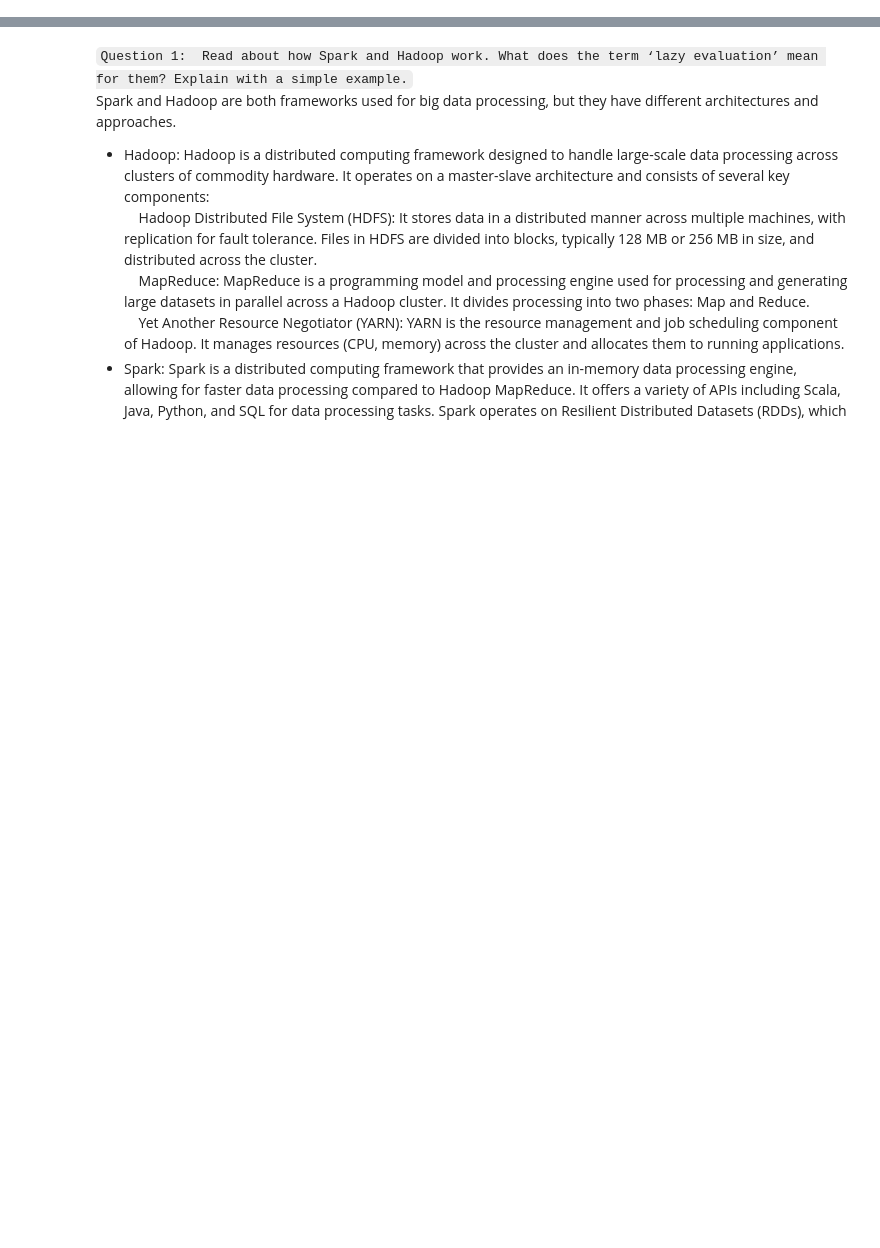
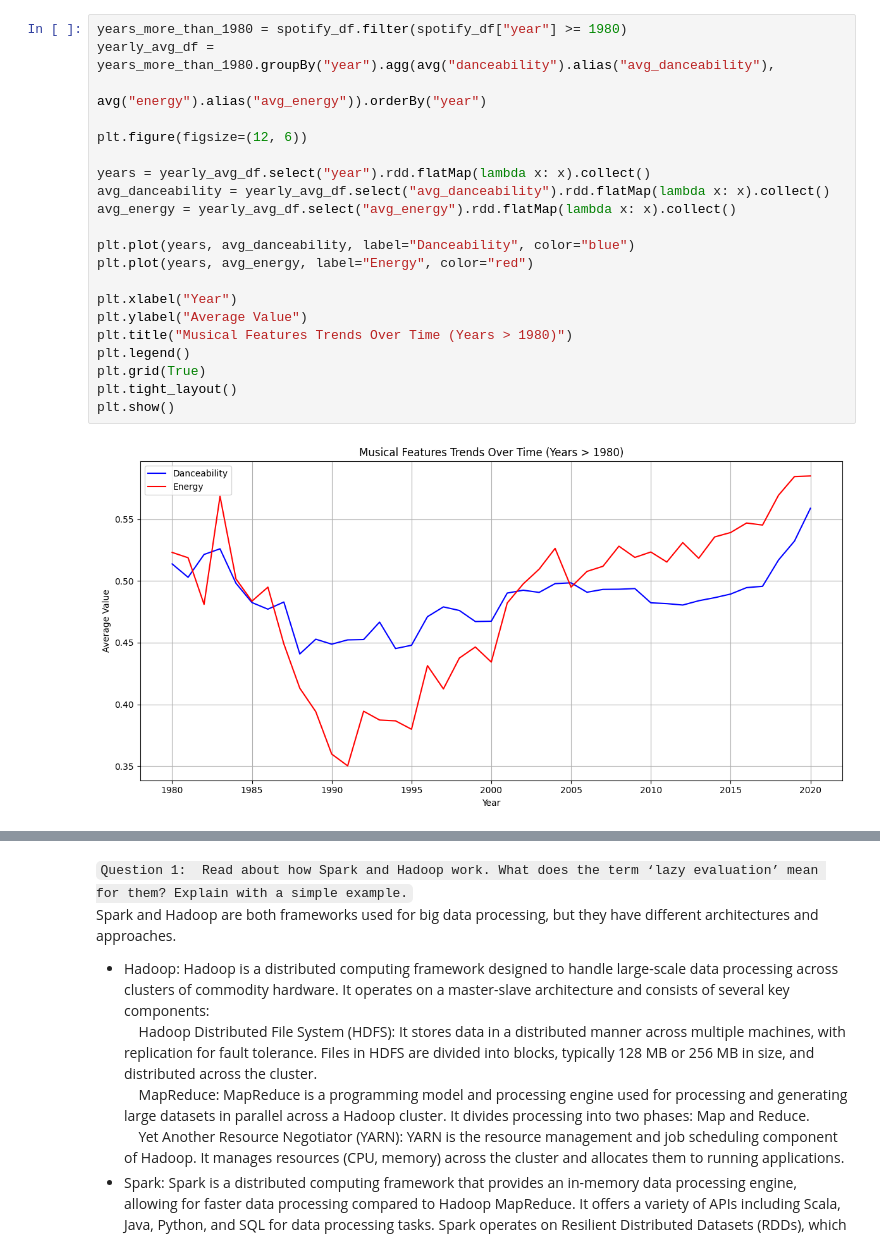
Before and after one commit to avamirm/Investigation-Using-PySpark, a Jupyter notebook: Spotify/spotify.ipynb, the cells around one changed output, grey strips where cells are left out. Drawn from its saved outputs; the diff is of its cells as text; blank space fills up the shorter version.

```diff
--- a/Spotify/spotify.ipynb
+++ b/Spotify/spotify.ipynb
@@ -0,0 +249,23 @@
+# %%
+years_more_than_1980 = spotify_df.filter(spotify_df["year"] >= 1980)
+yearly_avg_df = years_more_than_1980.groupBy("year").agg(avg("danceability").alias("avg_danceability"),
+                                                avg("energy").alias("avg_energy")).orderBy("year")
+
+plt.figure(figsize=(12, 6))
+
+years = yearly_avg_df.select("year").rdd.flatMap(lambda x: x).collect()
+avg_danceability = yearly_avg_df.select("avg_danceability").rdd.flatMap(lambda x: x).collect()
+avg_energy = yearly_avg_df.select("avg_energy").rdd.flatMap(lambda x: x).collect()
+
+plt.plot(years, avg_danceability, label="Danceability", color="blue")
+plt.plot(years, avg_energy, label="Energy", color="red")
+
+plt.xlabel("Year")
+plt.ylabel("Average Value")
+plt.title("Musical Features Trends Over Time (Years > 1980)")
+plt.legend()
+plt.grid(True)
+plt.tight_layout()
+plt.show()
+# %% [output]
+[figure, added]
```
Also changed, not shown: parts of 18 cells of this notebook.
